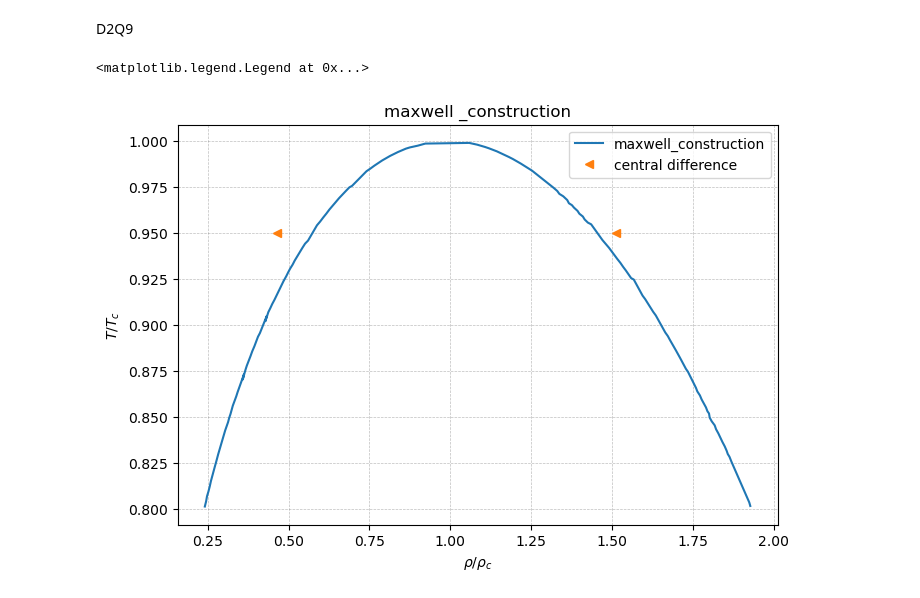
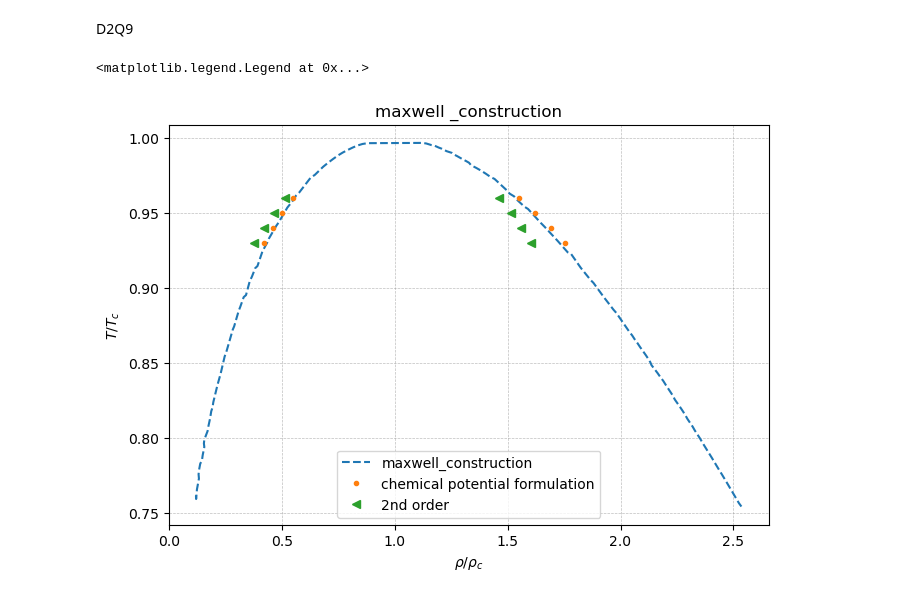
Before and after one commit to Ganesh-Kumar-B/multiphase, a Jupyter notebook: carnahan_starling/testnotebook.ipynb, the cells around one changed output. Saved outputs shown, nothing was run; the diff lists cells and outputs as text; code cells hidden in the pictures.

```diff
--- a/carnahan_starling/testnotebook.ipynb
+++ b/carnahan_starling/testnotebook.ipynb
@@ -24,40 +24,40 @@ type(image_path)
 
 
 d1=np.loadtxt(fname='./datas/maxwell_construction.csv',delimiter = ',',skiprows=1)
-d2=np.loadtxt(fname='./datas/maxwell_construction_mathematica.csv',delimiter = ',',skiprows=0)
-d3=np.loadtxt(fname='./datas/maxwell_construction_praveen.csv',delimiter = ',',skiprows=0)
+d2=np.loadtxt(fname='./datas/carnahan_starling_maxwell_construction.csv',delimiter = ',',skiprows=0)
+d3=np.loadtxt(fname='./datas/from_chemical_potential.txt',delimiter = ',',skiprows=1)
 d4=np.loadtxt(fname='./datas/second_order.txt',delimiter = ',',skiprows=1)
 
 # x  = np.array([0.85   ,0.87  ,0.88 ,0.9  ,0.92 ,0.95 ,0.96 ,0.85,0.87,0.88,0.9,0.92,0.95,0.96])
 # y1 = np.array([0.37711,0.4104,0.426,0.357,0.482,0.528,0.572,1.82005,1.7643,1.735,1.676,1.6119,1.529,1.496])
 
 x  = np.array([0.9   ,0.92  ,0.94,0.96,0.9,0.92,0.94,0.96]) #from the chi
 y1 = np.array([0.3574,0.4265,0.5045,0.5944,1.627,1.561,1.48641,1.3975])
 
-rho     = np.concatenate((d2[:,0],d2[:,1]))
-Temp    = np.concatenate((d2[:,2],d2[:,2]))
+
 
 fig = plt.figure(figsize=(6,4))
 ax1 = fig.add_axes([0,0,1,1])
 
 # ax1.plot(rho,Temp,'.', label = 'Analytical match from Mathematica')
-ax1.plot(d3[:,0],d3[:,1],'-',label = 'maxwell_construction')
+ax1.plot(d2[:,0],d2[:,1],'--',label = 'maxwell_construction')
+ax1.plot(d3[:,1],d3[:,0],'.',label = 'chemical potential formulation')
 ax1.plot(d4[:,1],d4[:,0],'<',label = '2nd order')
 
 
 
 
 plt.title("maxwell _construction")
 
 
 ax1.set_xlabel(r'$\rho / \rho_{c}$')
 ax1.set_ylabel(r'$T / T_{c}$')
 
 
 #
 
 ax1.grid(alpha=0.5,lw=0.5,ls='--',color='tab:gray')
 ax1.legend()
 # %% [output]
 <matplotlib.legend.Legend at 0x...>
-[figure, old version]
+[figure, new version]
```
Also changed, not shown: 1 other file.
